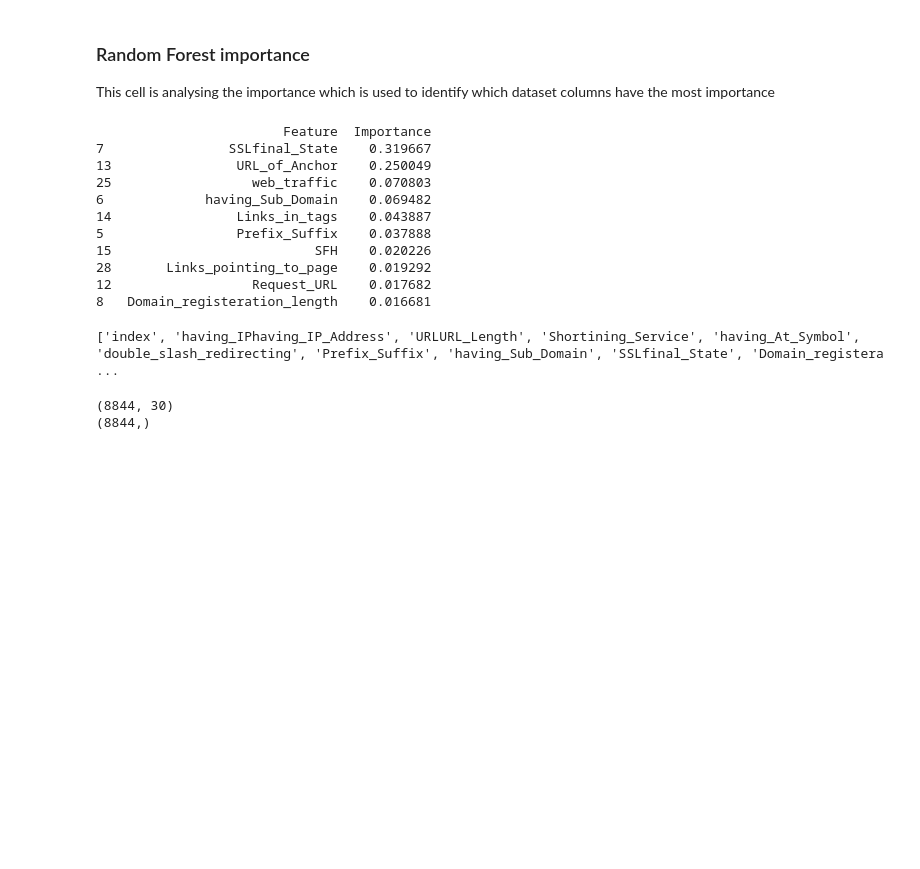
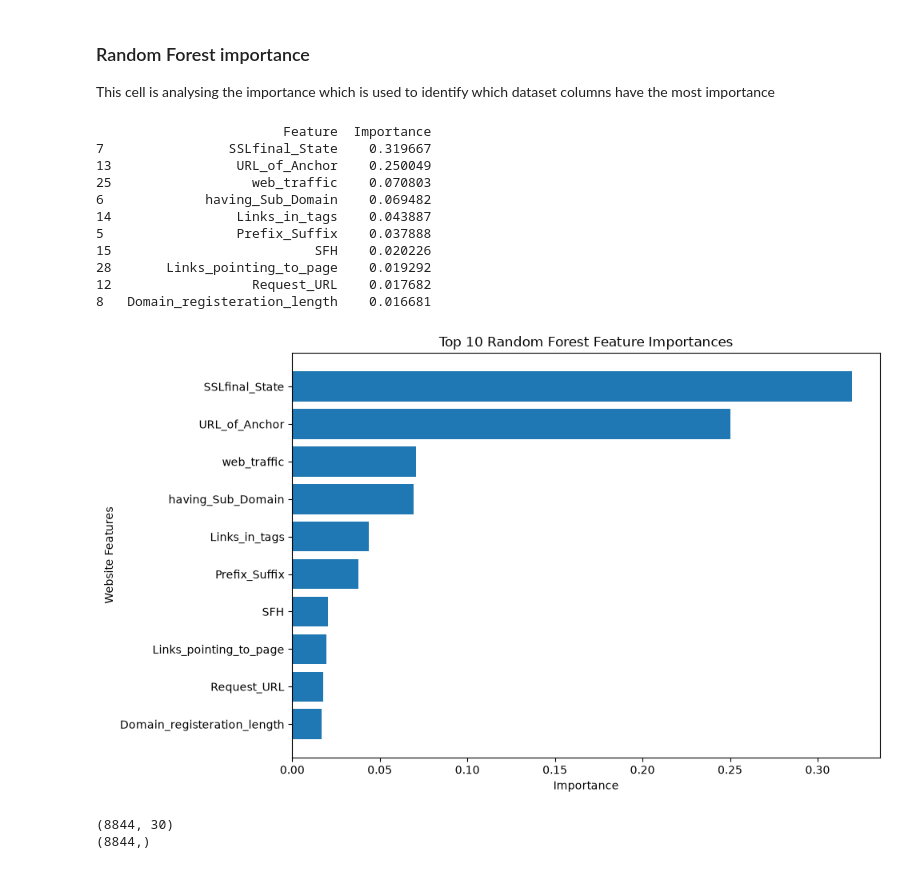
Before and after one commit to Sam-Cardo/Phishing-Website-Detection-DS-ML, a Jupyter notebook: model/phising_website.ipynb, the cells around one changed output. Drawn from its saved outputs; the diff is of its cells as text; code cells hidden in the pictures; blank space fills up the shorter version.

```diff
--- a/model/phising_website.ipynb
+++ b/model/phising_website.ipynb
@@ -736,37 +679,46 @@ Accuracy: 100.0 %
 ### Random Forest importance
 This cell is analysing the importance which is used to identify which dataset columns have the most importance
 # %%
-import pandas as pd
-
 # Creates a DataFrame to display the feature importance of the RandomForestClassifier model
 importance = pd.DataFrame({
     'Feature': X.columns,
     'Importance': forest_model.feature_importances_
 })
 
 importance = importance.sort_values(
     by='Importance',
     ascending=False
 )
 
 print(importance.head(10))
+
+# Displays the top 10 most important features in a bar chart
+top_features = importance.head(10)
+
+plt.figure(figsize=(10, 6))
+plt.barh(top_features['Feature'], top_features['Importance'])
+
+# Displays the most important feature at the top
+plt.gca().invert_yaxis()
+
+plt.title('Top 10 Random Forest Feature Importances')
+plt.xlabel('Importance')
+plt.ylabel('Website Features')
+plt.tight_layout()
+plt.show()
 # %% [output]
                         Feature  Importance
 7                SSLfinal_State    0.319667
 13                URL_of_Anchor    0.250049
 25                  web_traffic    0.070803
 6             having_Sub_Domain    0.069482
 14                Links_in_tags    0.043887
 5                 Prefix_Suffix    0.037888
 15                          SFH    0.020226
 28       Links_pointing_to_page    0.019292
 12                  Request_URL    0.017682
 8   Domain_registeration_length    0.016681
+[figure, added]
-# %%
-# Displays the column names of the dataset
-print(ph.columns.tolist())
-# %% [output]
-['index', 'having_IPhaving_IP_Address', 'URLURL_Length', 'Shortining_Service', 'having_At_Symbol', 'double_slash_redirecting', 'Prefix_Suffix', 'having_Sub_Domain', 'SSLfinal_State', 'Domain_registera ...
 # %%
 # Removes any leading or trailing whitespace from the column names
 ph.columns = ph.columns.str.strip()
```
Also changed, not shown: parts of 47 cells of this notebook.
